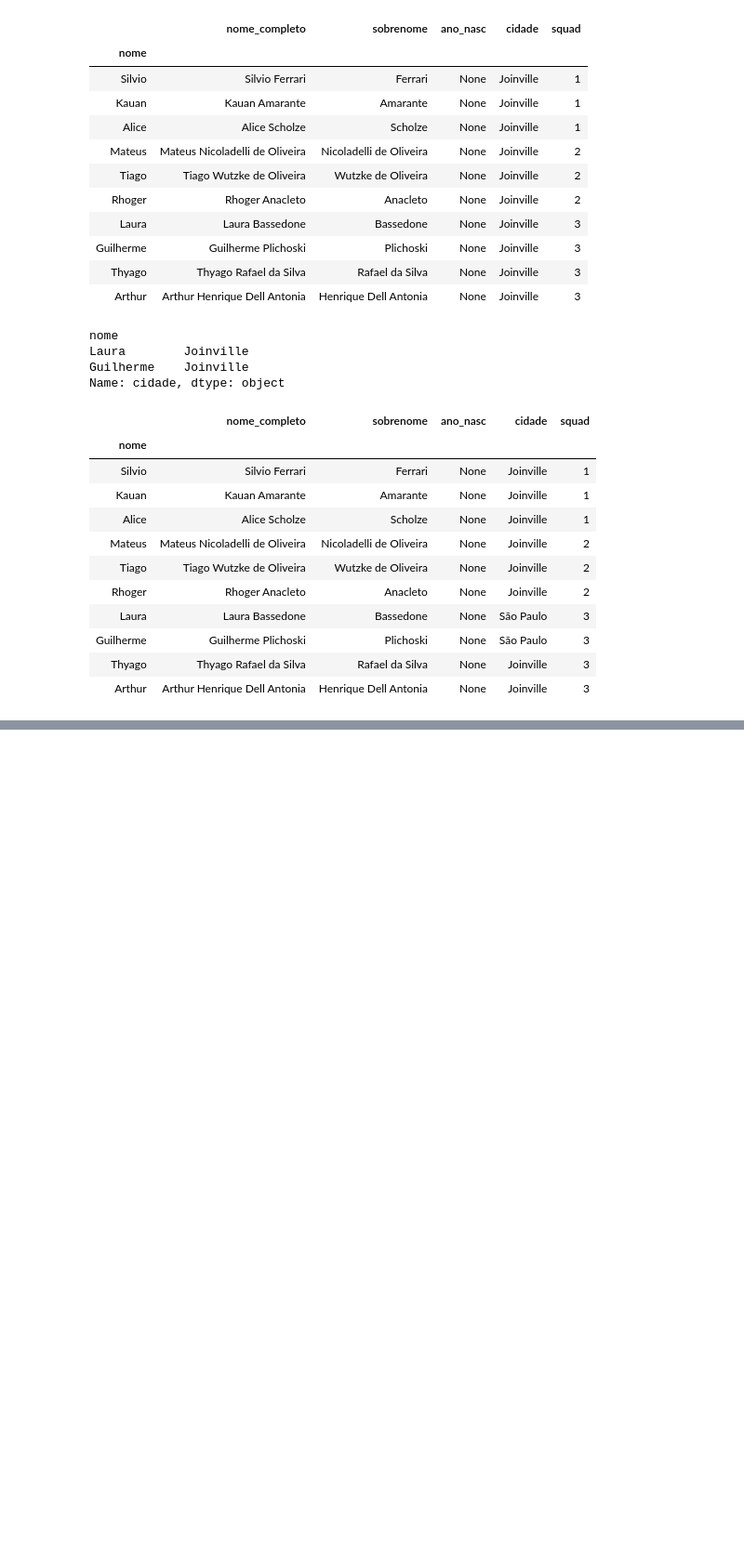
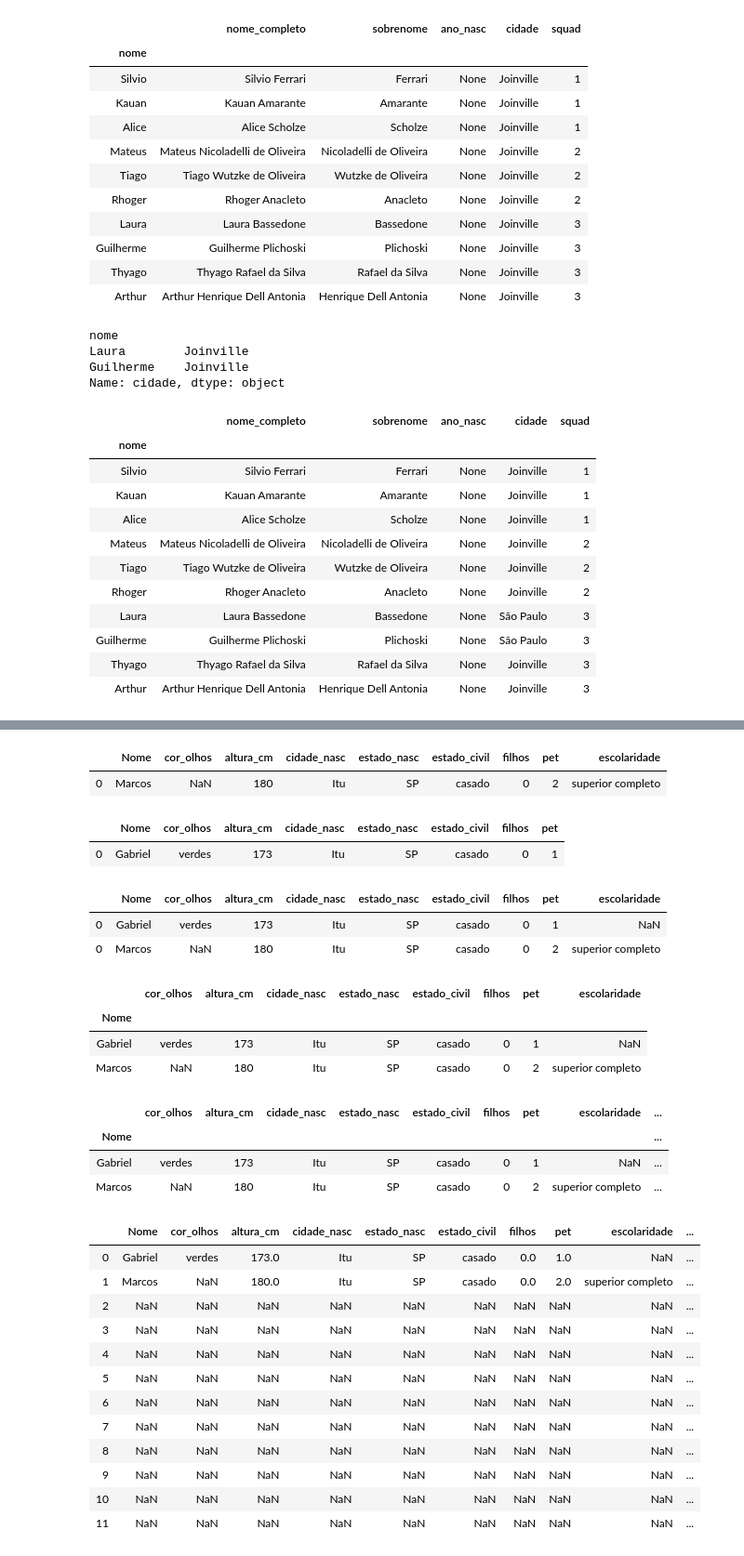
Before and after one commit to gabubellon/xp-ds-joi-2019, a Jupyter notebook: semana02/01.semana02.pandas.ipynb, the cells around one changed output, grey strips where cells are left out. Shown: that part at 93% size. Saved outputs shown, nothing was run; the diff lists cells and outputs as text; code cells hidden in the pictures; blank space fills up the shorter version.

```diff
--- a/semana02/01.semana02.pandas.ipynb
+++ b/semana02/01.semana02.pandas.ipynb
@@ -488,0 +561,52 @@ df_colunas
+# %%
+df_mentor = pd.read_csv('dados_mentor.csv')
+df_mentor
+# %% [output]
+|  | Nome | cor_olhos | altura_cm | cidade_nasc | estado_nasc | estado_civil | filhos | pet | escolaridade |
+| 0 | Marcos | NaN | 180 | Itu | SP | casado | 0 | 2 | superior completo |
+# %%
+df_tutor = pd.read_csv('dados_tutor.csv')
+df_tutor
+# %% [output]
+|  | Nome | cor_olhos | altura_cm | cidade_nasc | estado_nasc | estado_civil | filhos | pet |
+| 0 | Gabriel | verdes | 173 | Itu | SP | casado | 0 | 1 |
+# %%
+df_prof = pd.concat([df_tutor,df_mentor],sort=False)
+df_prof
+# %% [output]
+|  | Nome | cor_olhos | altura_cm | cidade_nasc | estado_nasc | estado_civil | filhos | pet | escolaridade |
+| 0 | Gabriel | verdes | 173 | Itu | SP | casado | 0 | 1 | NaN |
+| 0 | Marcos | NaN | 180 | Itu | SP | casado | 0 | 2 | superior completo |
+# %%
+df_prof = df_prof.set_index('Nome')
+df_prof
+# %% [output]
+|  | cor_olhos | altura_cm | cidade_nasc | estado_nasc | estado_civil | filhos | pet | escolaridade |
+| Nome |  |  |  |  |  |  |  |  |
+| Gabriel | verdes | 173 | Itu | SP | casado | 0 | 1 | NaN |
+| Marcos | NaN | 180 | Itu | SP | casado | 0 | 2 | superior completo |
+# %%
+#Join direto do Dataframe
+df_prof.join(df_colunas)
+# %% [output]
+|  | cor_olhos | altura_cm | cidade_nasc | estado_nasc | estado_civil | filhos | pet | escolaridade | ... |
+| Nome |  |  |  |  |  |  |  |  | ... |
+| Gabriel | verdes | 173 | Itu | SP | casado | 0 | 1 | NaN | ... |
+| Marcos | NaN | 180 | Itu | SP | casado | 0 | 2 | superior completo | ... |
+# %%
+#Usando a função merge
+pd.merge(df_prof.reset_index(),df_colunas.reset_index(),how='outer',left_on='Nome', right_on='nome')
+# %% [output]
+|  | Nome | cor_olhos | altura_cm | cidade_nasc | estado_nasc | estado_civil | filhos | pet | escolaridade | ... |
+| 0 | Gabriel | verdes | 173.0 | Itu | SP | casado | 0.0 | 1.0 | NaN | ... |
+| 1 | Marcos | NaN | 180.0 | Itu | SP | casado | 0.0 | 2.0 | superior completo | ... |
+| 2 | NaN | NaN | NaN | NaN | NaN | NaN | NaN | NaN | NaN | ... |
+| 3 | NaN | NaN | NaN | NaN | NaN | NaN | NaN | NaN | NaN | ... |
+| 4 | NaN | NaN | NaN | NaN | NaN | NaN | NaN | NaN | NaN | ... |
+| 5 | NaN | NaN | NaN | NaN | NaN | NaN | NaN | NaN | NaN | ... |
+| 6 | NaN | NaN | NaN | NaN | NaN | NaN | NaN | NaN | NaN | ... |
+| 7 | NaN | NaN | NaN | NaN | NaN | NaN | NaN | NaN | NaN | ... |
+| 8 | NaN | NaN | NaN | NaN | NaN | NaN | NaN | NaN | NaN | ... |
+| 9 | NaN | NaN | NaN | NaN | NaN | NaN | NaN | NaN | NaN | ... |
+| 10 | NaN | NaN | NaN | NaN | NaN | NaN | NaN | NaN | NaN | ... |
+| 11 | NaN | NaN | NaN | NaN | NaN | NaN | NaN | NaN | NaN | ... |
```
Also changed, not shown: parts of 20 cells of this notebook, 3 other files.
